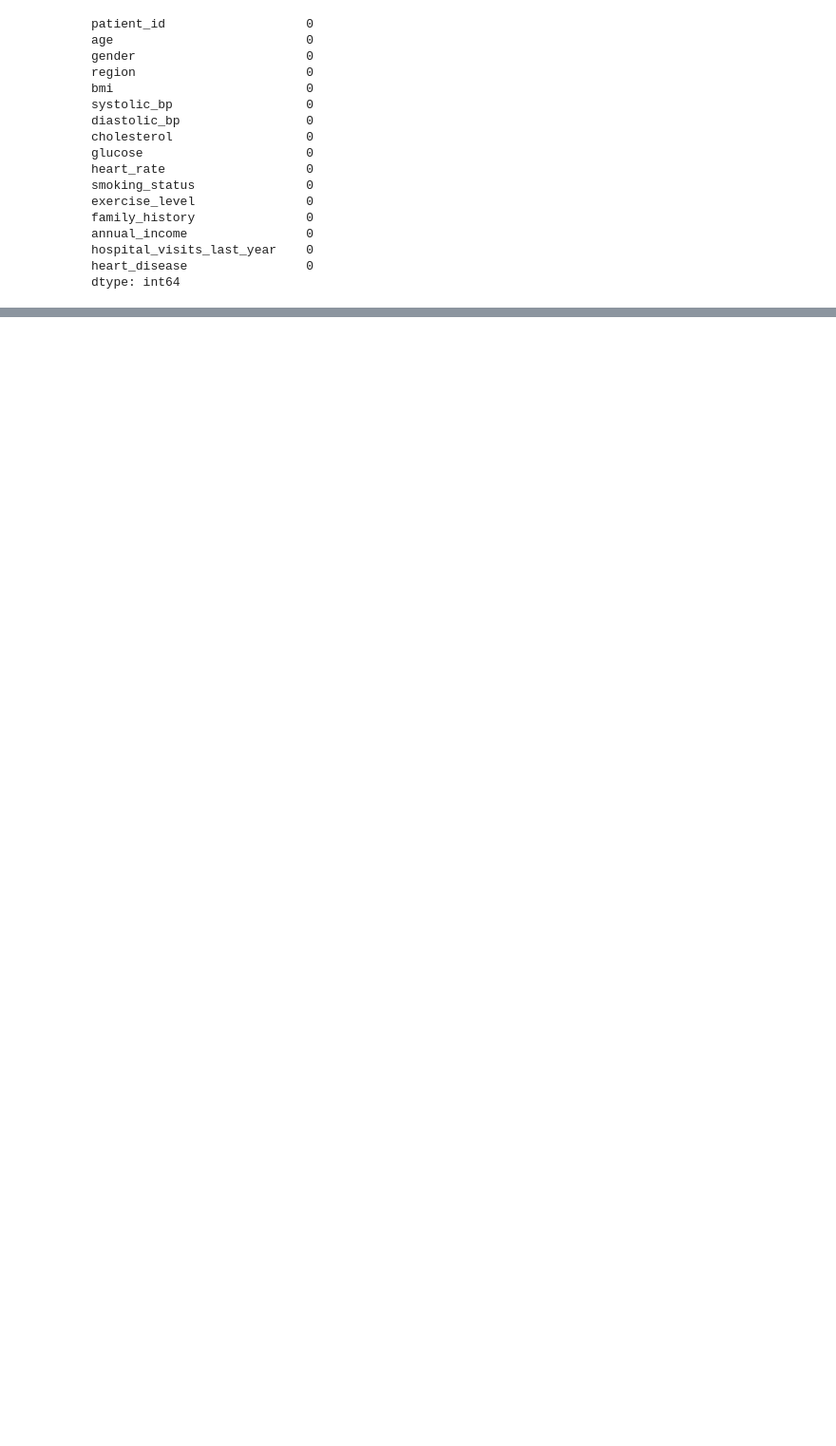
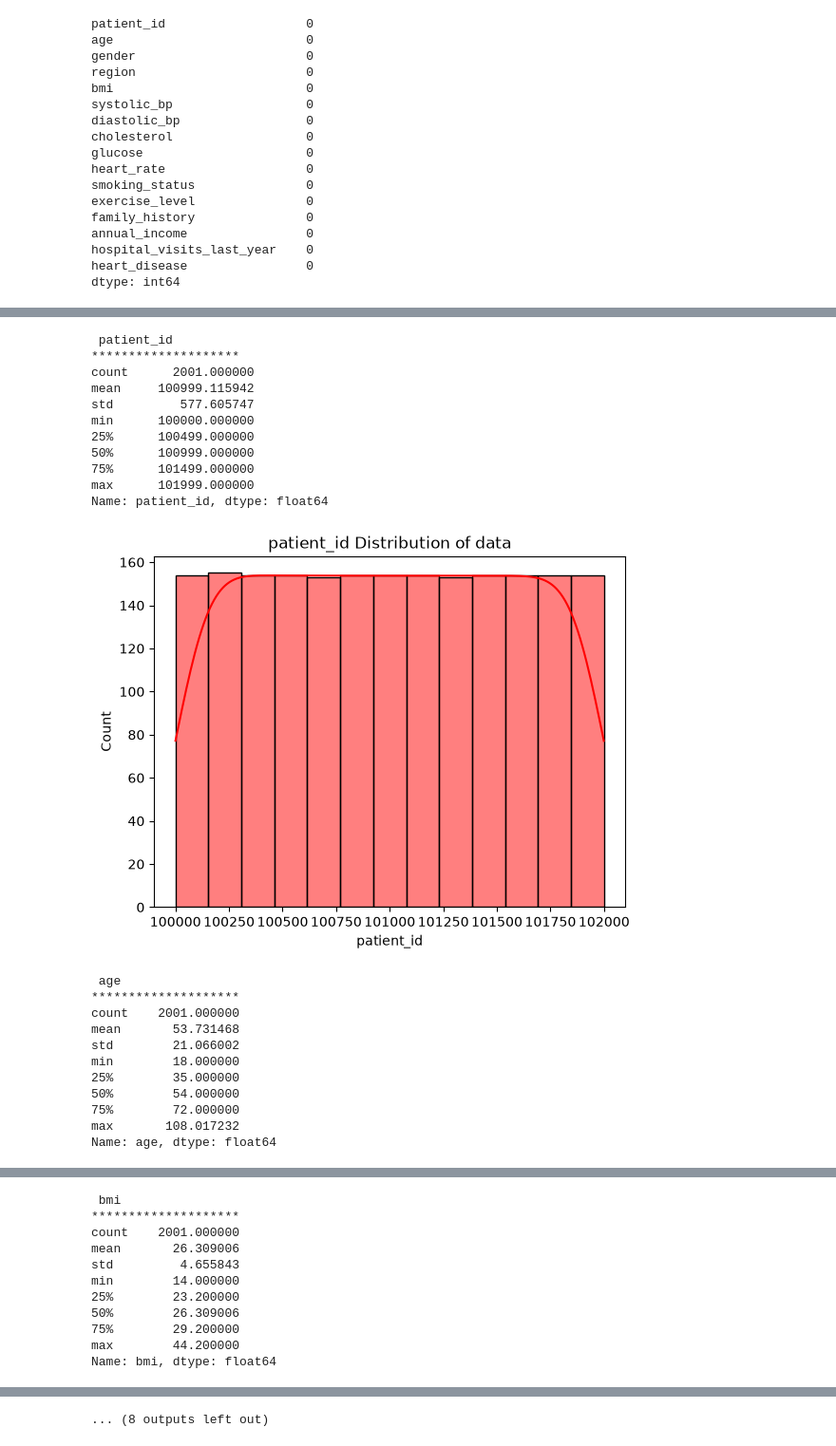
Before and after one commit to laxmanclinilaunch-hub/AI-ML-8-9-, a Jupyter notebook: 2.EDA/EDA_project.ipynb, the cells around one changed output, grey strips where cells are left out. Shown at 95% size. Cells and saved outputs as stored; diff of their text form; code cells hidden in the pictures; blank space fills up the shorter version.

```diff
--- a/2.EDA/EDA_project.ipynb
+++ b/2.EDA/EDA_project.ipynb
@@ -362,0 +385,10 @@ dtype: int64
+# %%
+
+
+gender_map = {
+    'M': 'Male', 'male': 'Male', 'MALE': 'Male',
+    'F': 'Female', 'female': 'Female', 'FEMALE': 'Female'
+}
+df['gender'] = df['gender'].replace(gender_map)
+
+print("After:", df['gender'].unique())
@@ -362,0 +444,12 @@ dtype: int64
+# %%
+# Numerical columns
+numeric_features = df.select_dtypes(include=['number']).columns.tolist()
+
+# Categorical columns
+categorical_features = df.select_dtypes(include=['object', 'category']).columns.tolist()
+
+# Print columns
+print("We have {} numerical features: {}".format(len(numeric_features), numeric_features))
+
+
+print("\nWe have {} categorical features: {}".format(len(categorical_features), categorical_features))
@@ -362,0 +464,35 @@ dtype: int64
+# %%
+for col in numeric_features:
+
+    print("\n",col)
+    print("********************")
+    print(df[col].describe())
+
+
+    sns.histplot(df[col],kde=True,color="red")
+    plt.title(f"{col} Distribution of data")
+    plt.show()
+# %% [output]
+ patient_id
+********************
+count      2001.000000
+mean     100999.115942
+std         577.605747
+min      100000.000000
+25%      100499.000000
+50%      100999.000000
+75%      101499.000000
+max      101999.000000
+Name: patient_id, dtype: float64
+[figure, added]
+ age
+********************
+count    2001.000000
+mean       53.731468
+std        21.066002
+min        18.000000
+25%        35.000000
+50%        54.000000
+75%        72.000000
+max       108.017232
+Name: age, dtype: float64
@@ -362,0 +500,11 @@ dtype: int64
+ bmi
+********************
+count    2001.000000
+mean       26.309006
+std         4.655843
+min        14.000000
+25%        23.200000
+50%        26.309006
+75%        29.200000
+max        44.200000
+Name: bmi, dtype: float64
@@ -362,0 +548 @@ dtype: int64
+... (8 outputs left out)
```
Also changed, not shown: parts of 26 cells of this notebook.
